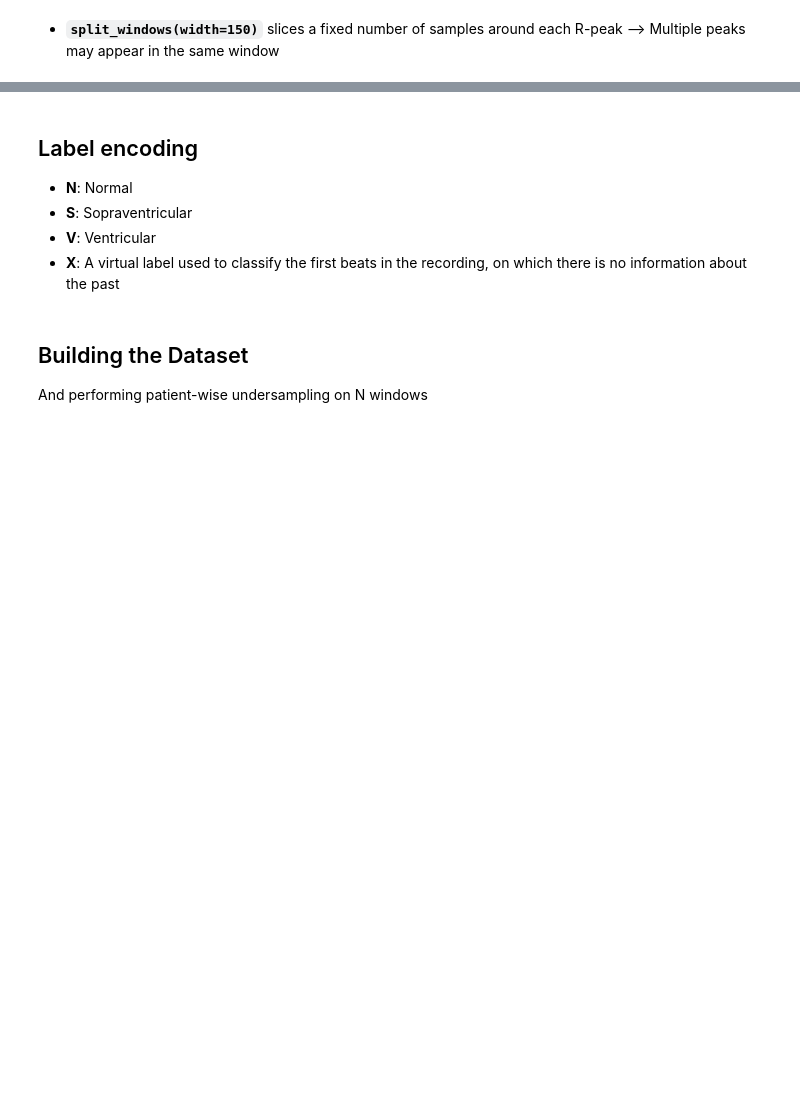
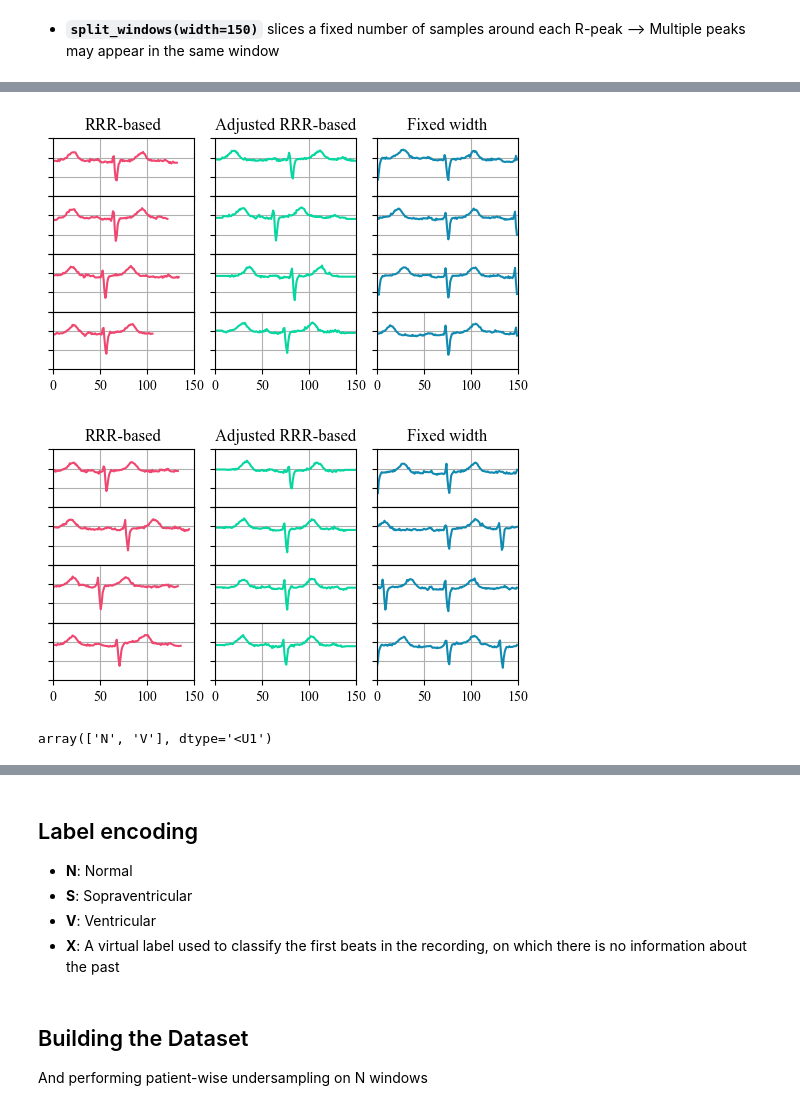
Before and after one commit to alberto-rota/PAC-PVC-Beat-Classifier-for-ECGs, a Jupyter notebook: gold.ipynb, the cells around one changed output, grey strips where cells are left out. Saved outputs shown, nothing was run; the diff lists cells and outputs as text; code cells hidden in the pictures; blank space fills up the shorter version.

```diff
--- a/gold.ipynb
+++ b/gold.ipynb
@@ -334,13 +343,13 @@ for p,i in enumerate(idxs):
 # %% [markdown]
 * **`Split_RRR(fixed_length==True)`** keeps only the desired R-peak in the window and pads/cuts to fix the window width --> CONSISTENCY in window length
 # %%
-
+ptest =  patient
 split1,_ = ptest.split_RRR(borders=0.05,fixed_length=300)
 idxs = [randint(0,1000) for _ in range(4)]
 plt.figure(figsize=(3,3))
 for p,i in enumerate(idxs):
     plt.subplot(4,1,p+1)
-    plt.plot(split1[i],color=color['N'])
+    plt.plot(split1[i],color=color['X'])
     # plt.title(f"W{i}: length={len(split1[i])}")
     yt,_ = plt.yticks()
     plt.yticks(ticks=yt,labels=[])
@@ -368,0 +378,61 @@ plt.show()
+# %%
+ptest = patient[40]
+split1,_ = ptest.split_RRR(borders=0.05)
+idxs = [randint(0,1000) for _ in range(4)]
+
+fig = plt.figure(figsize=(6,3))
+for p,i in enumerate(idxs):
+    plt.subplot(4,3,3*p+1)
+    plt.plot(split1[i],color=color['S'])
+    # plt.title(f"W{i}: length={len(split1[i])}")
+    yt,_ = plt.yticks()
+    if not p==3:
+        xt,_ = plt.xticks()
+        plt.xticks(ticks=xt,labels=[])
+    plt.yticks(ticks=yt,labels=[])
+    plt.subplots_adjust(wspace=0.15, hspace=0)
+    plt.grid(True)
+    plt.xlim([-0,150])
+    if p==0: plt.title("RRR-based")
+
+split1,_ = ptest.split_RRR(borders=0.05,fixed_length=150)
+idxs = [randint(0,1000) for _ in range(4)]
+for p,i in enumerate(idxs):
+    plt.subplot(4,3,3*p+2)
+    plt.plot(split1[i],color=color['N'])
+    # plt.title(f"W{i}: length={len(split1[i])}")
+    yt,_ = plt.yticks()
+    if not p==3:
+        xt,_ = plt.xticks()
+        plt.xticks(ticks=xt,labels=[])
+    plt.yticks(ticks=yt,labels=[])
+    plt.subplots_adjust(wspace=0.15, hspace=0)
+    plt.grid(True)
+    plt.xlim([-0,150])
+    if p==0: plt.title("Adjusted RRR-based")
+
+split1,_ = ptest.split_windows(150)
+idxs = [randint(0,1000) for _ in range(4)]
+for p,i in enumerate(idxs):
+    plt.subplot(4,3,3*p+3)
+    plt.plot(split1[i],color=color['X'])
+    # plt.title(f"W{i}: length={len(split1[i])}")
+    yt,_ = plt.yticks()
+    if not p==3:
+        xt,_ = plt.xticks()
+        plt.xticks(ticks=xt,labels=[],)
+    plt.yticks(ticks=yt,labels=[],)
+    plt.subplots_adjust(wspace=0.15, hspace=0)
+    plt.grid(True)
+    plt.xlim([-0,150])
+    if p==0: plt.title("Fixed width")
+# plt.constrained_layout()
+plt.show()
+fig.savefig(os.path.join(images,"windowing.jpg"),dpi=200,)
+# %% [output]
+[figure, added]
+[figure, added]
+# %%
+np.unique(p.peaklabels)
+# %% [output]
+array(['N', 'V'], dtype='<U1')
```
Also changed, not shown: parts of 14 cells of this notebook, 21 other files.
